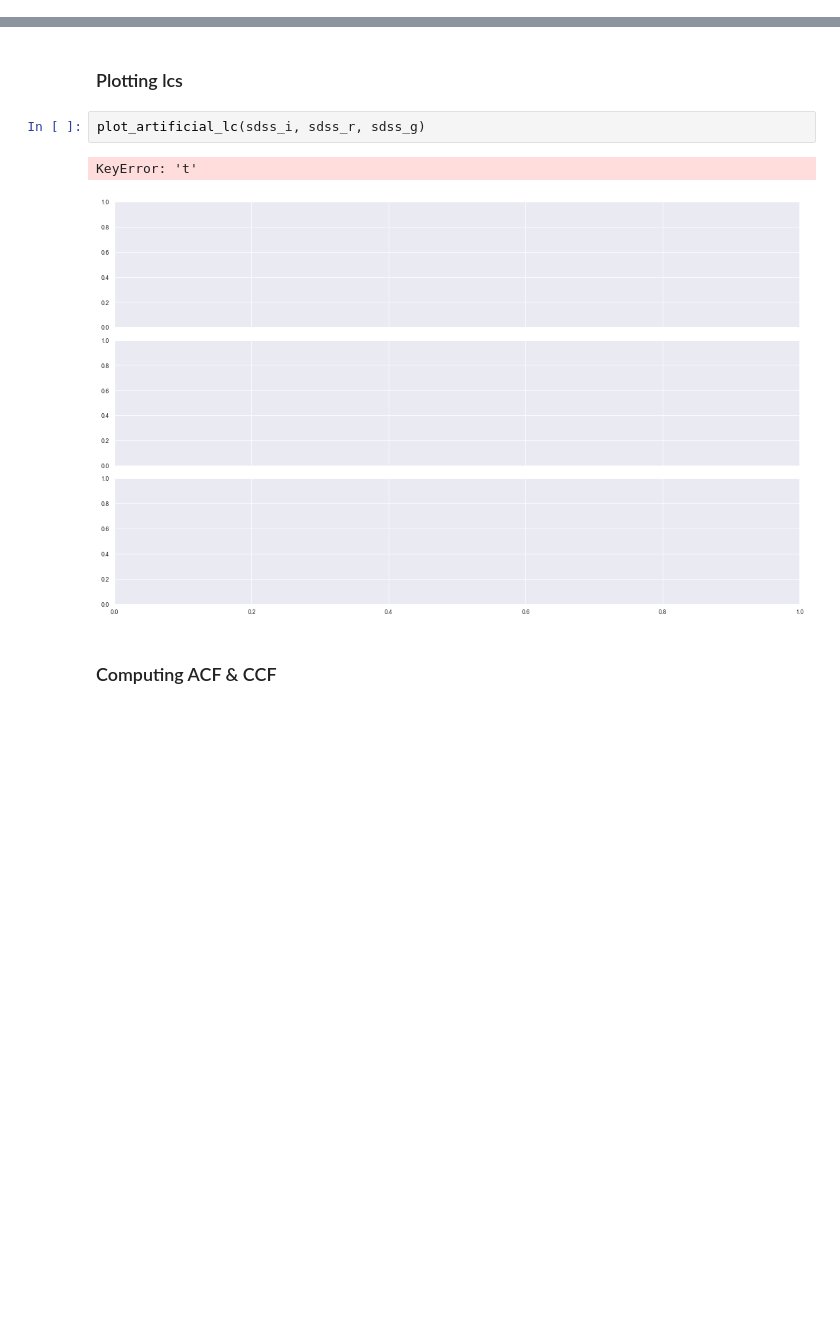
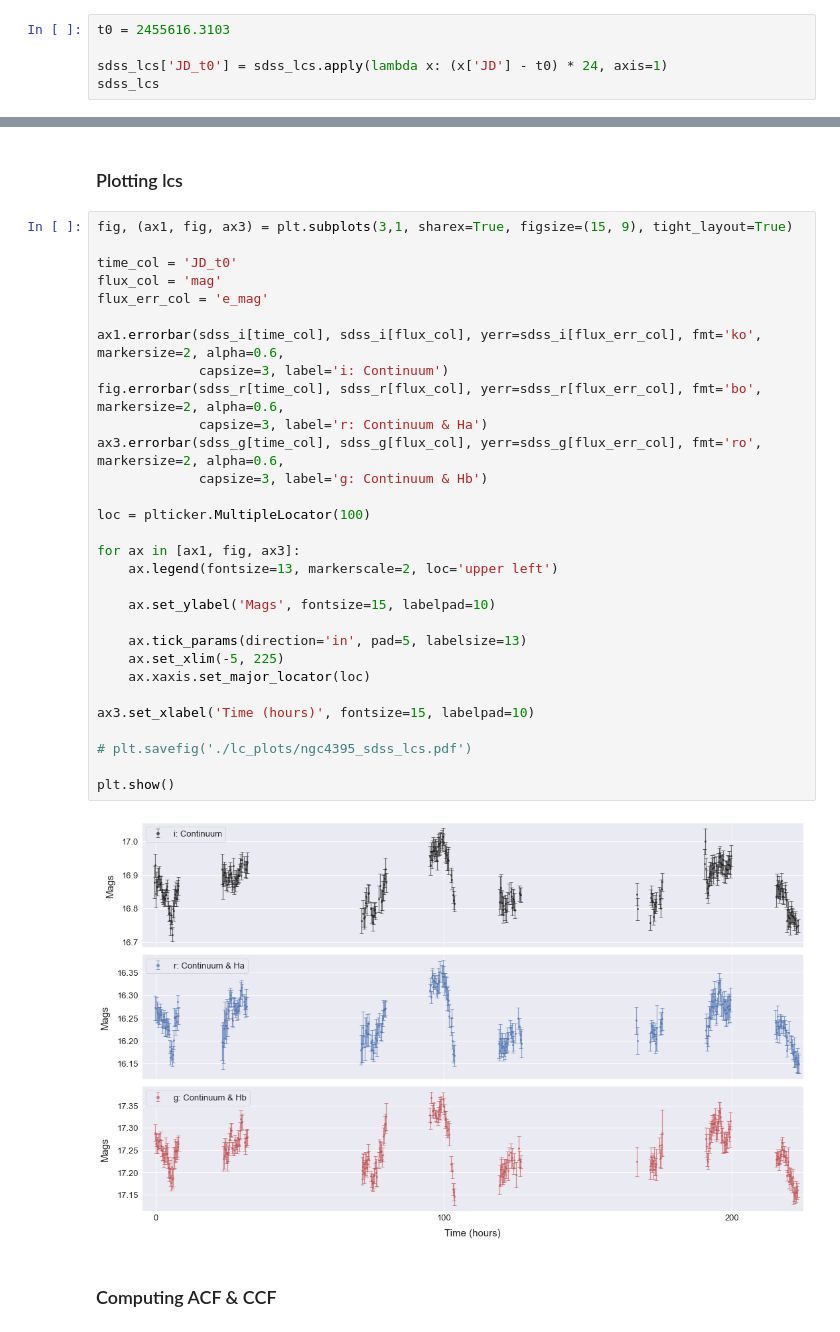
Before and after one commit to NicoGalvarino/AGN_Tutorials_Git, a Jupyter notebook: Tutorial_5_RevMap/RM_tutorial_pyzdcf.ipynb, the cells around one changed output, grey strips where cells are left out. Drawn from its saved outputs; the diff is of its cells as text; blank space fills up the shorter version.

```diff
--- a/Tutorial_5_RevMap/RM_tutorial_pyzdcf.ipynb
+++ b/Tutorial_5_RevMap/RM_tutorial_pyzdcf.ipynb
@@ -743,0 +738,5 @@ t0 = 2455616.3103
+# %%
+t0 = 2455616.3103
+
+sdss_lcs['JD_t0'] = sdss_lcs.apply(lambda x: (x['JD'] - t0) * 24, axis=1)
+sdss_lcs
@@ -752,10 +769,37 @@ sdss_g = sdss_lcs.loc[sdss_lcs['filter']=='g']
 # %% [markdown]
 ### Plotting lcs
-# %%
-plot_artificial_lc(sdss_i, sdss_r, sdss_g)
-# %% [output]
-KeyError: 't'
-[figure, removed]
+# %%
+fig, (ax1, fig, ax3) = plt.subplots(3,1, sharex=True, figsize=(15, 9), tight_layout=True)
+
+time_col = 'JD_t0'
+flux_col = 'mag'
+flux_err_col = 'e_mag'
+
+ax1.errorbar(sdss_i[time_col], sdss_i[flux_col], yerr=sdss_i[flux_err_col], fmt='ko', markersize=2, alpha=0.6,
+             capsize=3, label='i: Continuum')
+fig.errorbar(sdss_r[time_col], sdss_r[flux_col], yerr=sdss_r[flux_err_col], fmt='bo', markersize=2, alpha=0.6,
+             capsize=3, label='r: Continuum & Ha')
+ax3.errorbar(sdss_g[time_col], sdss_g[flux_col], yerr=sdss_g[flux_err_col], fmt='ro', markersize=2, alpha=0.6,
+             capsize=3, label='g: Continuum & Hb')
+
+loc = plticker.MultipleLocator(100)
+
+for ax in [ax1, fig, ax3]:
+    ax.legend(fontsize=13, markerscale=2, loc='upper left')
+
+    ax.set_ylabel('Mags', fontsize=15, labelpad=10)
+
+    ax.tick_params(direction='in', pad=5, labelsize=13)
+    ax.set_xlim(-5, 225)
+    ax.xaxis.set_major_locator(loc)
+
+ax3.set_xlabel('Time (hours)', fontsize=15, labelpad=10)
+
+# plt.savefig('./lc_plots/ngc4395_sdss_lcs.pdf')
+
+plt.show()
+# %% [output]
+[figure, added]
 # %% [markdown]
 ### Computing ACF & CCF
 # %%
```
Also changed, not shown: parts of 6 cells of this notebook, 7 other files.
